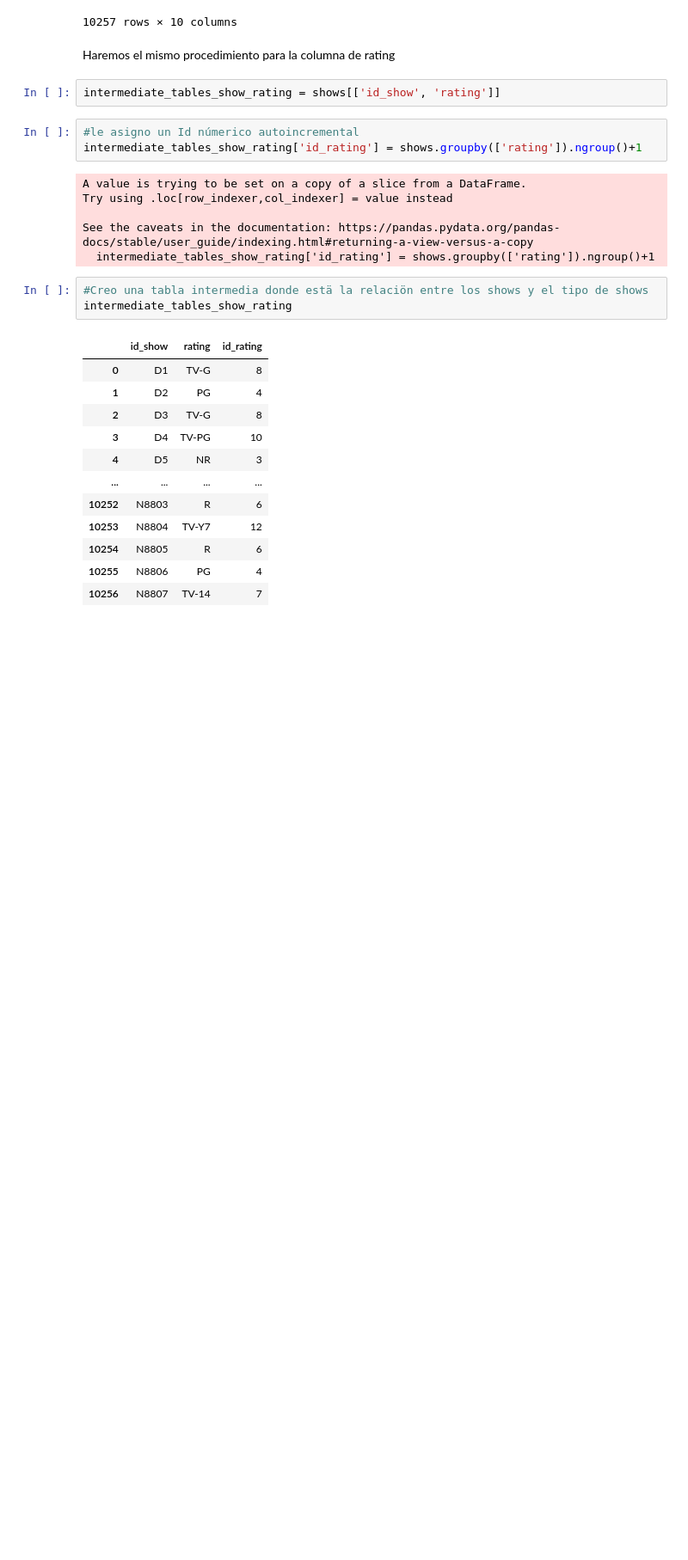
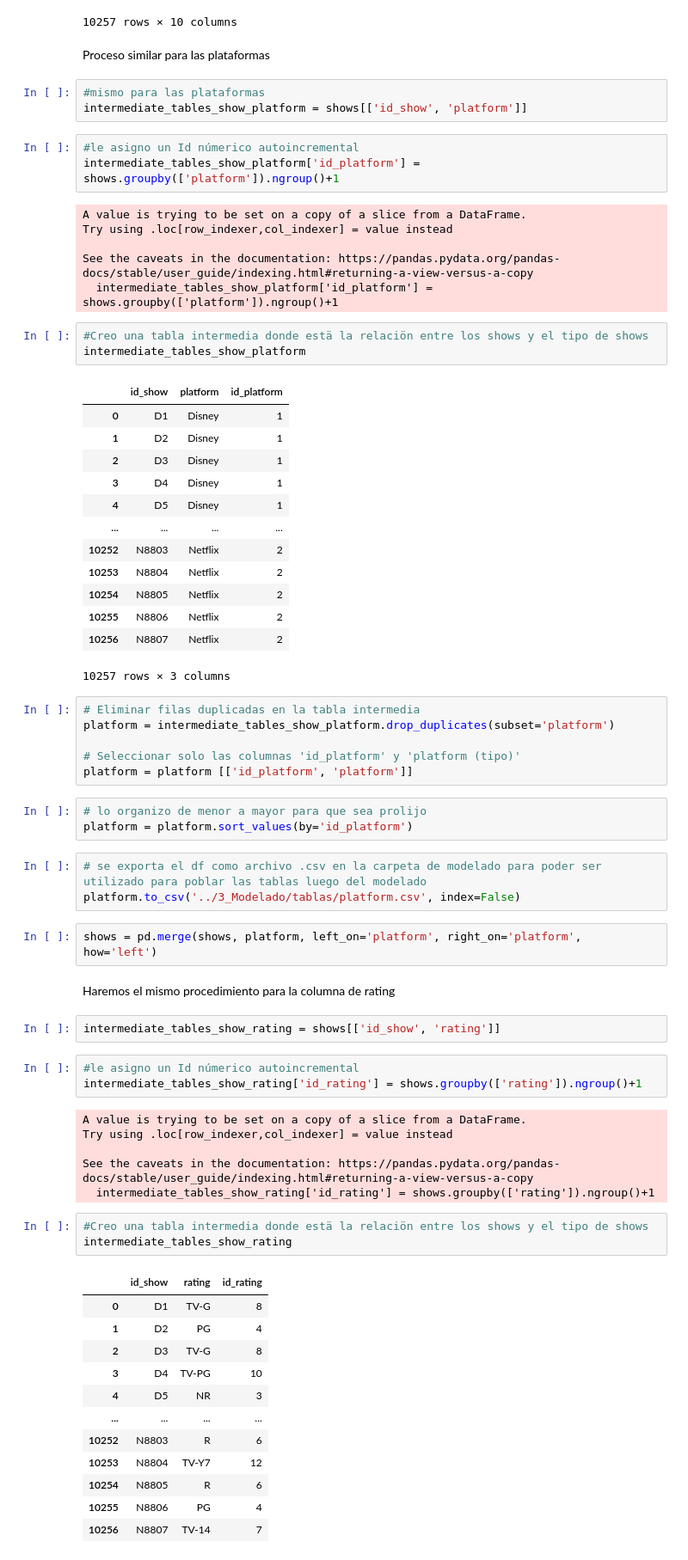
Before and after one commit to Martu-t/plataformas_streaming, a Jupyter notebook: 2_QA/qa_eda.ipynb, the cells around one changed output. Shown: that part at 86% size. Saved outputs shown, nothing was run; the diff lists cells and outputs as text; blank space fills up the shorter version.

```diff
--- a/2_QA/qa_eda.ipynb
+++ b/2_QA/qa_eda.ipynb
@@ -551,6 +584,51 @@ shows
 | 10255 | N8806 | Zoom | 2020-01-11 | 2006 | PG | Dragged from civilian life, a for... | 88 | min | ... |
 | 10256 | N8807 | Zubaan | 2019-03-02 | 2015 | TV-14 | A scrappy but poor boy worms his ... | 111 | min | ... |
 10257 rows × 10 columns
+# %% [markdown]
+Proceso similar para las plataformas
+# %%
+#mismo para las plataformas
+intermediate_tables_show_platform = shows[['id_show', 'platform']]
+# %%
+#le asigno un Id númerico autoincremental
+intermediate_tables_show_platform['id_platform'] = shows.groupby(['platform']).ngroup()+1
+# %% [output]
+A value is trying to be set on a copy of a slice from a DataFrame.
+Try using .loc[row_indexer,col_indexer] = value instead
+
+See the caveats in the documentation: https://pandas.pydata.org/pandas-docs/stable/user_guide/indexing.html#returning-a-view-versus-a-copy
+  intermediate_tables_show_platform['id_platform'] = shows.groupby(['platform']).ngroup()+1
+# %%
+#Creo una tabla intermedia donde estä la relaciön entre los shows y el tipo de shows
+intermediate_tables_show_platform
+# %% [output]
+|  | id_show | platform | id_platform |
+| 0 | D1 | Disney | 1 |
+| 1 | D2 | Disney | 1 |
+| 2 | D3 | Disney | 1 |
+| 3 | D4 | Disney | 1 |
+| 4 | D5 | Disney | 1 |
+| ... | ... | ... | ... |
+| 10252 | N8803 | Netflix | 2 |
+| 10253 | N8804 | Netflix | 2 |
+| 10254 | N8805 | Netflix | 2 |
+| 10255 | N8806 | Netflix | 2 |
+| 10256 | N8807 | Netflix | 2 |
+10257 rows × 3 columns
+# %%
+# Eliminar filas duplicadas en la tabla intermedia
+platform = intermediate_tables_show_platform.drop_duplicates(subset='platform')
+
+# Seleccionar solo las columnas 'id_platform' y 'platform (tipo)'
+platform = platform [['id_platform', 'platform']]
+# %%
+# lo organizo de menor a mayor para que sea prolijo
+platform = platform.sort_values(by='id_platform')
+# %%
+# se exporta el df como archivo .csv en la carpeta de modelado para poder ser utilizado para poblar las tablas luego del modelado
+platform.to_csv('../3_Modelado/tablas/platform.csv', index=False)
+# %%
+shows = pd.merge(shows, platform, left_on='platform', right_on='platform', how='left')
 # %% [markdown]
 Haremos el mismo procedimiento para la columna de rating
 # %%
```
Also changed, not shown: parts of 14 cells of this notebook, 1 other file.
